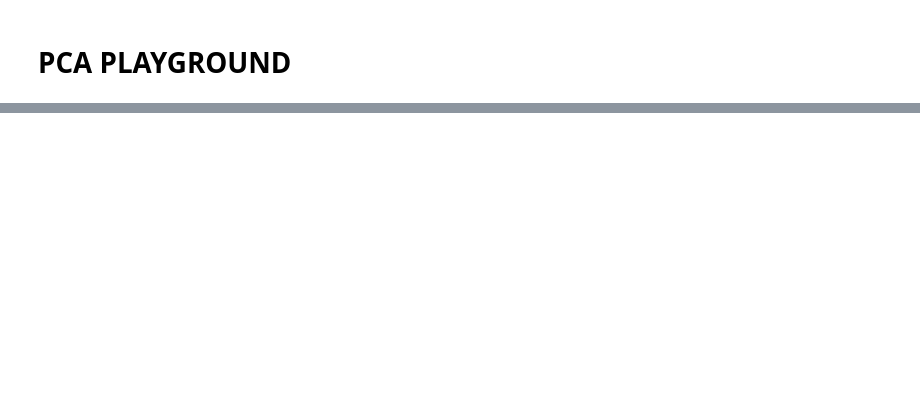
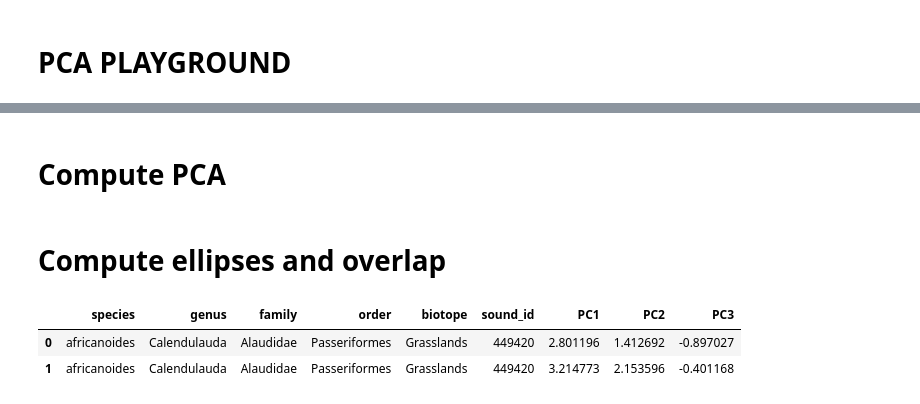
Before and after one commit to PaulCarvaillo/Maputo_Dash, a Jupyter notebook: src/controller/PCA/PCA_test.ipynb, the cells around one changed output, grey strips where cells are left out. Saved outputs shown, nothing was run; the diff lists cells and outputs as text; code cells hidden in the pictures; blank space fills up the shorter version.

```diff
--- a/src/controller/PCA/PCA_test.ipynb
+++ b/src/controller/PCA/PCA_test.ipynb
@@ -37,6 +38,8 @@ SPECTRAL_FEATURES = ['MEANf', 'VARf', 'SKEWf', 'KURTf', 'NBPEAKS', 'LEQf',
 
 TEMPORAL_FEATURES = ['ZCR', 'MEANt', 'VARt',
                      'SKEWt', 'KURTt', 'Ht']
+# %% [markdown]
+# Compute PCA
 # %%
 df = df_annot_final.copy()
 df = df.reset_index()
@@ -66,0 +76,8 @@ discrete_colors = sample_colorscale('Rainbow', minmax_scale(colors_))
+# %% [markdown]
+# Compute ellipses and overlap
+# %%
+ROI_coordinates.head(2)
+# %% [output]
+|  | species | genus | family | order | biotope | sound_id | PC1 | PC2 | PC3 |
+| 0 | africanoides | Calendulauda | Alaudidae | Passeriformes | Grasslands | 449420 | 2.801196 | 1.412692 | -0.897027 |
+| 1 | africanoides | Calendulauda | Alaudidae | Passeriformes | Grasslands | 449420 | 3.214773 | 2.153596 | -0.401168 |
```
Also changed, not shown: parts of 55 cells of this notebook, 36 other files.
